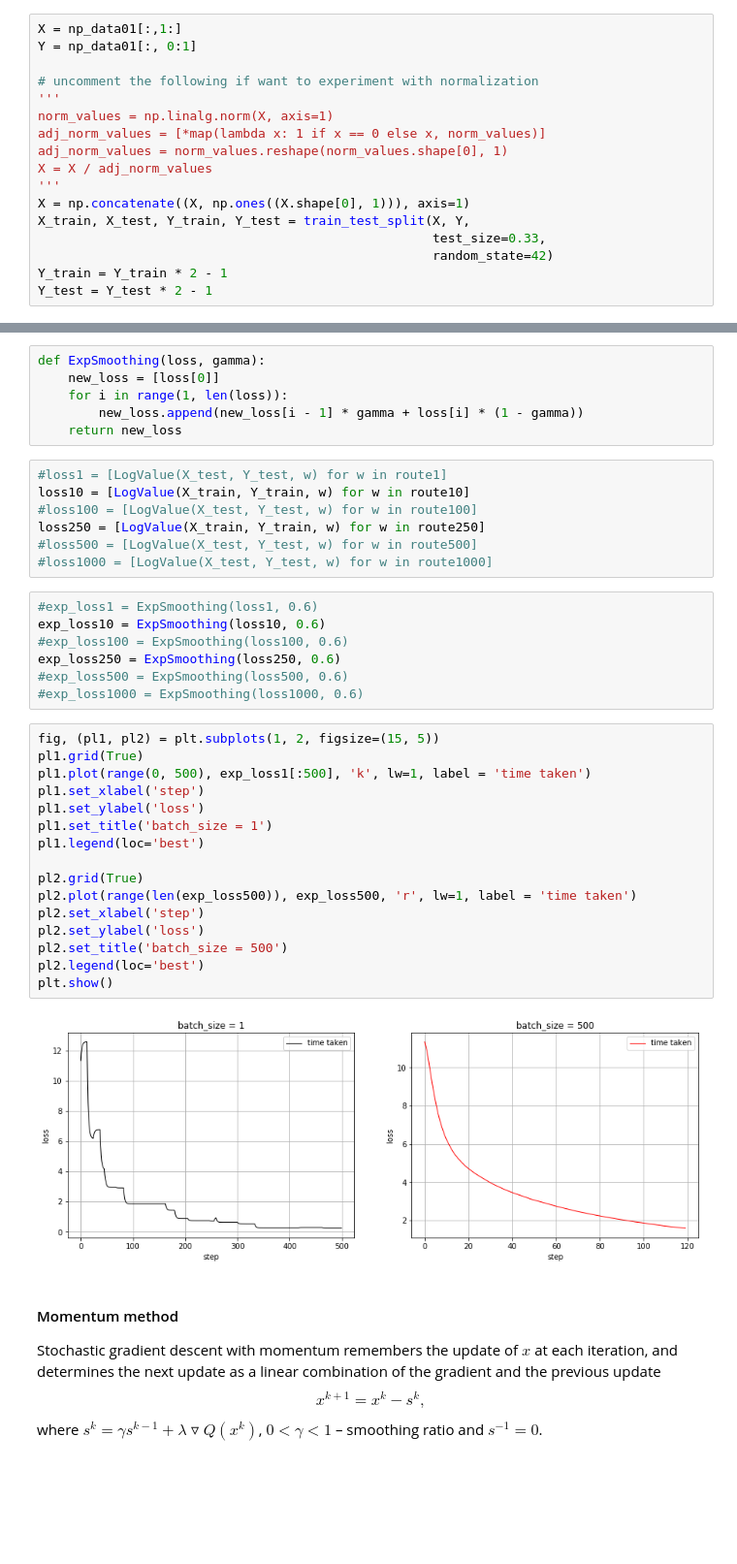
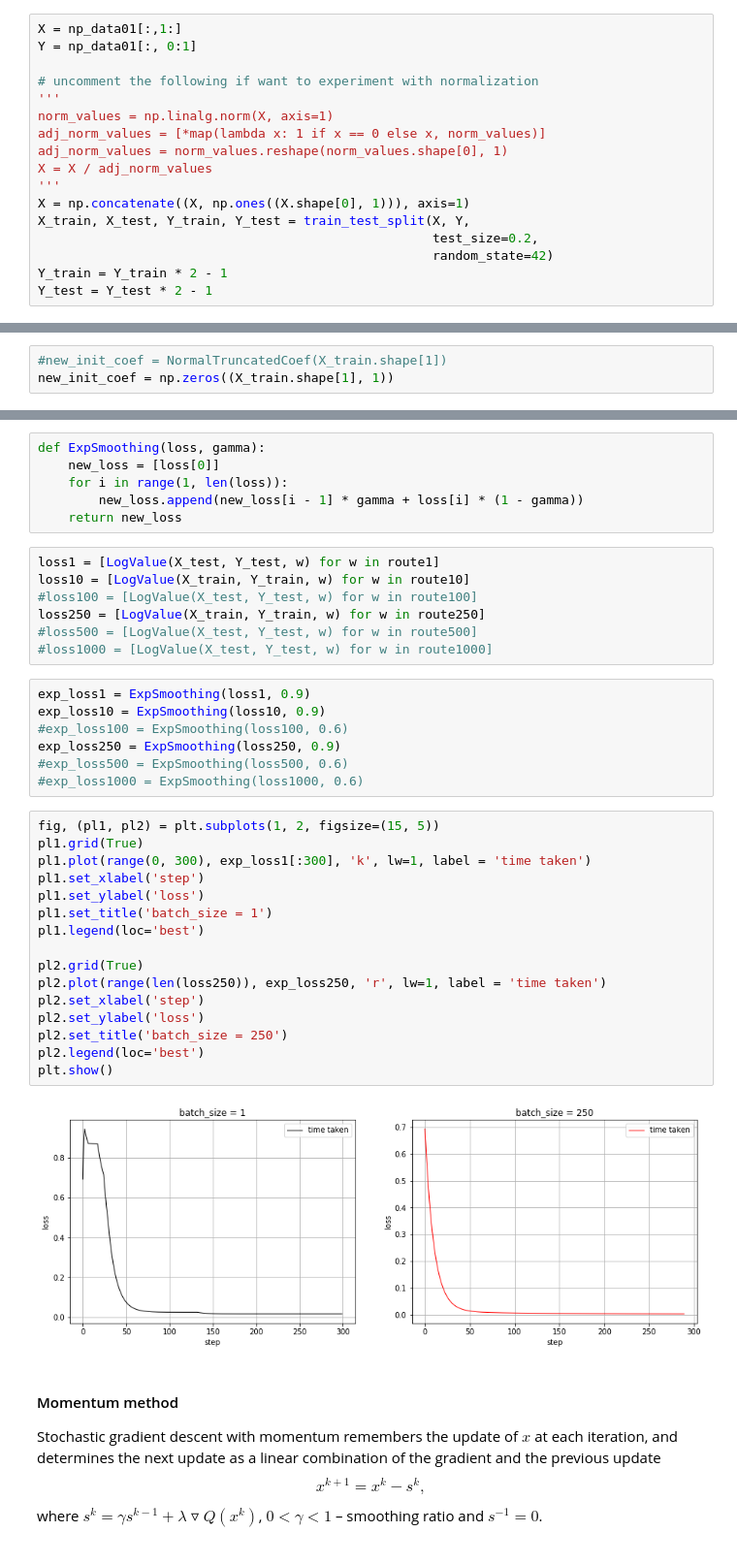
Before and after one commit to slayff/squad, a Jupyter notebook: labs/lab-1.ipynb, the cells around one changed output, grey strips where cells are left out. Shown at 97% size. Drawn from its saved outputs; the diff is of its cells as text; blank space fills up the shorter version.

```diff
--- a/labs/lab-1.ipynb
+++ b/labs/lab-1.ipynb
@@ -823,7 +823,7 @@ X = X / adj_norm_values
 '''
 X = np.concatenate((X, np.ones((X.shape[0], 1))), axis=1)
 X_train, X_test, Y_train, Y_test = train_test_split(X, Y,
-                                                    test_size=0.33,
+                                                    test_size=0.2,
                                                     random_state=42)
 Y_train = Y_train * 2 - 1
 Y_test = Y_test * 2 - 1
@@ -923,3 +921,6 @@ new_init_coef = NormalTruncatedCoef(X_train.shape[1])
+# %%
+#new_init_coef = NormalTruncatedCoef(X_train.shape[1])
+new_init_coef = np.zeros((X_train.shape[1], 1))
 # %%
 sgd1, route1, time_1 = StohasticGD(new_init_coef, X_train, Y_train, LogValue, LogGradient, 1)
 sgd10, route10, time_10 = StohasticGD(new_init_coef, X_train, Y_train, LogValue, LogGradient, 10)
@@ -963,37 +964,37 @@ def ExpSmoothing(loss, gamma):
         new_loss.append(new_loss[i - 1] * gamma + loss[i] * (1 - gamma))
     return new_loss
 # %%
-#loss1 = [LogValue(X_test, Y_test, w) for w in route1]
+loss1 = [LogValue(X_test, Y_test, w) for w in route1]
 loss10 = [LogValue(X_train, Y_train, w) for w in route10]
 #loss100 = [LogValue(X_test, Y_test, w) for w in route100]
 loss250 = [LogValue(X_train, Y_train, w) for w in route250]
 #loss500 = [LogValue(X_test, Y_test, w) for w in route500]
 #loss1000 = [LogValue(X_test, Y_test, w) for w in route1000]
 # %%
-#exp_loss1 = ExpSmoothing(loss1, 0.6)
-exp_loss10 = ExpSmoothing(loss10, 0.6)
+exp_loss1 = ExpSmoothing(loss1, 0.9)
+exp_loss10 = ExpSmoothing(loss10, 0.9)
 #exp_loss100 = ExpSmoothing(loss100, 0.6)
-exp_loss250 = ExpSmoothing(loss250, 0.6)
+exp_loss250 = ExpSmoothing(loss250, 0.9)
 #exp_loss500 = ExpSmoothing(loss500, 0.6)
 #exp_loss1000 = ExpSmoothing(loss1000, 0.6)
 # %%
 fig, (pl1, pl2) = plt.subplots(1, 2, figsize=(15, 5))
 pl1.grid(True)
-pl1.plot(range(0, 500), exp_loss1[:500], 'k', lw=1, label = 'time taken')
+pl1.plot(range(0, 300), exp_loss1[:300], 'k', lw=1, label = 'time taken')
 pl1.set_xlabel('step')
 pl1.set_ylabel('loss')
 pl1.set_title('batch_size = 1')
 pl1.legend(loc='best')
 
 pl2.grid(True)
-pl2.plot(range(len(exp_loss500)), exp_loss500, 'r', lw=1, label = 'time taken')
+pl2.plot(range(len(loss250)), exp_loss250, 'r', lw=1, label = 'time taken')
 pl2.set_xlabel('step')
 pl2.set_ylabel('loss')
-pl2.set_title('batch_size = 500')
+pl2.set_title('batch_size = 250')
 pl2.legend(loc='best')
 plt.show()
 # %% [output]
-[figure, old version]
+[figure, new version]
 # %% [markdown]
 #### Momentum method
 Stochastic gradient descent with momentum remembers the update of $x$ at each iteration, and determines the next update as a linear combination of the gradient and the previous update
```
Also changed, not shown: parts of 14 cells of this notebook, 1 other file.
